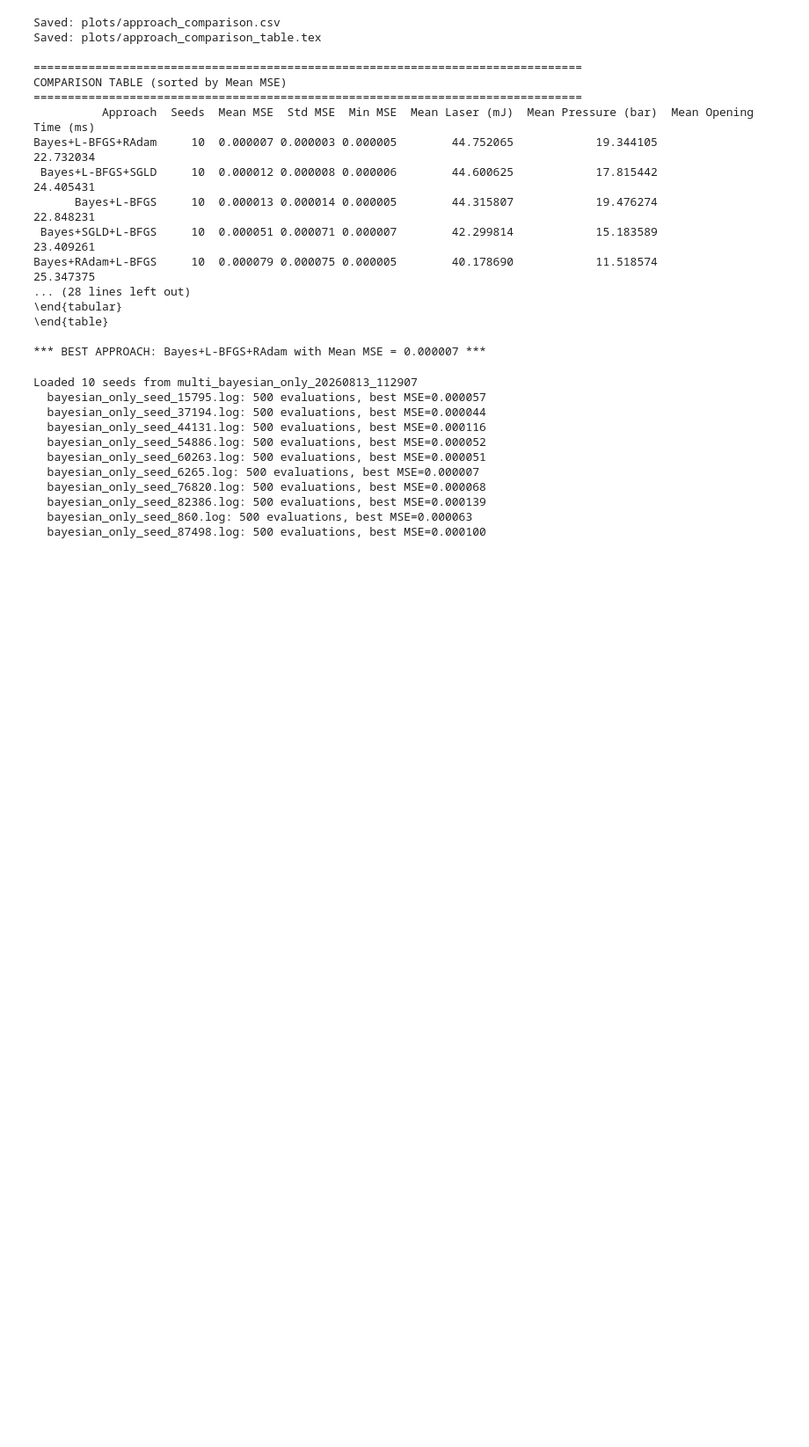
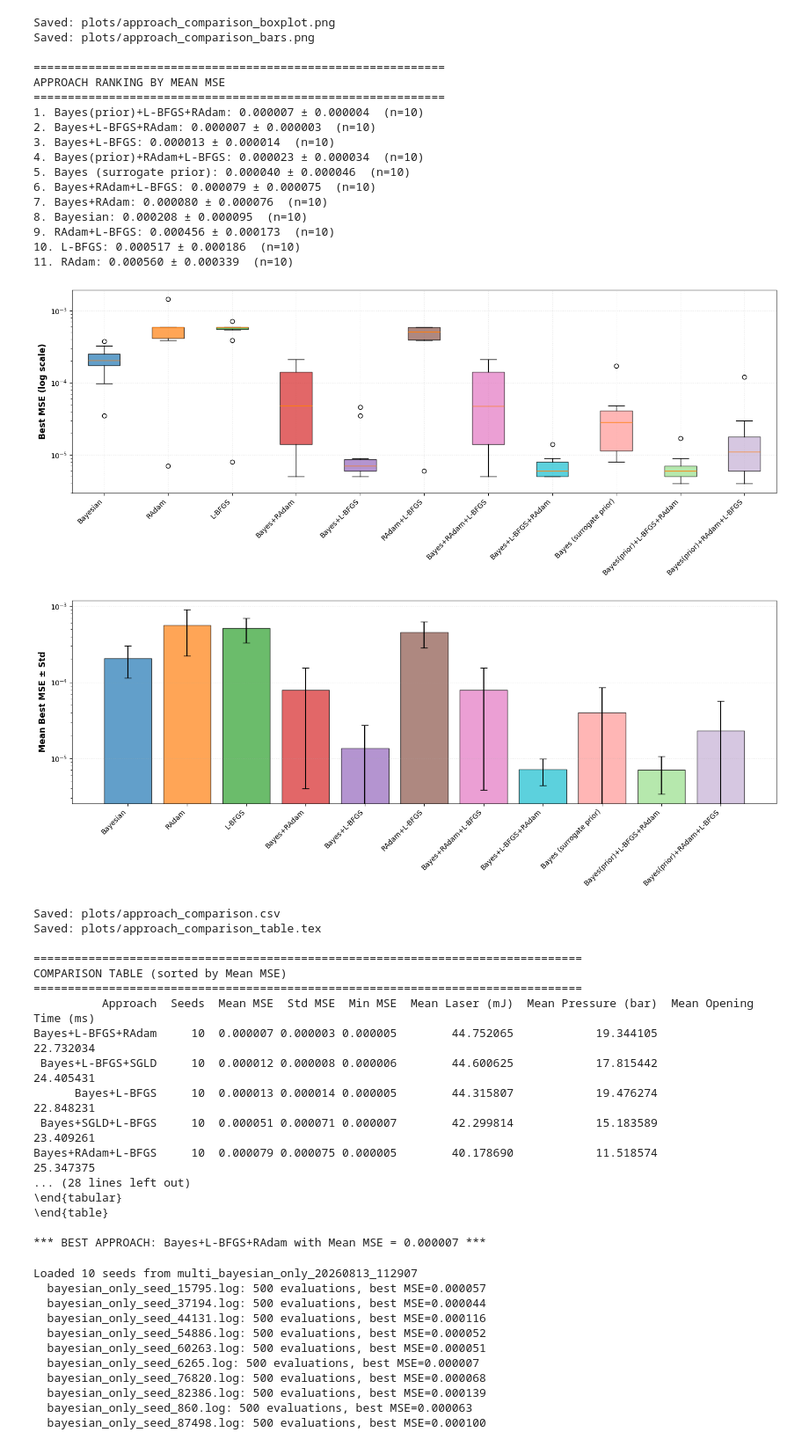
Before and after one commit to Jechmate/LWFA-diffusion-optimization, a Jupyter notebook: plots.ipynb, the cells around one changed output. Shown at 88% size. Drawn from its saved outputs; the diff is of its cells as text; code cells hidden in the pictures; blank space fills up the shorter version.

```diff
--- a/plots.ipynb
+++ b/plots.ipynb
@@ -295,7 +312,7 @@ import re, numpy as np, matplotlib.pyplot as plt, glob, os, pandas as pd
 # that directory too; missing directories are skipped with a warning.
 BASE_DIRS = [
     'comparison_20260114_110450',   # original 8 approaches
-    'comparison_20260818_083630',          # <-- set to your Langevin comparison run
+    'comparison_20260819_180348',          # <-- set to your Langevin comparison run
 ]
 BASE_DIR = BASE_DIRS[0]
 
@@ -482,3 +499,4 @@ for i, (a, s) in enumerate(sorted(stats.items(), key=lambda x: x[1]['mean']), 1)
     print(f"{i}. {APPROACH_NAMES[a]}: {s['mean']:.6f} ± {s['std']:.6f}  (n={s['n']})")
 
 plt.show()
+# %% [output]
@@ -485,3 +520,22 @@ plt.show()
+Saved: plots/approach_comparison_boxplot.png
+Saved: plots/approach_comparison_bars.png
+
+============================================================
+APPROACH RANKING BY MEAN MSE
+============================================================
+1. Bayes(prior)+L-BFGS+RAdam: 0.000007 ± 0.000004  (n=10)
+2. Bayes+L-BFGS+RAdam: 0.000007 ± 0.000003  (n=10)
+3. Bayes+L-BFGS: 0.000013 ± 0.000014  (n=10)
+4. Bayes(prior)+RAdam+L-BFGS: 0.000023 ± 0.000034  (n=10)
+5. Bayes (surrogate prior): 0.000040 ± 0.000046  (n=10)
+6. Bayes+RAdam+L-BFGS: 0.000079 ± 0.000075  (n=10)
+7. Bayes+RAdam: 0.000080 ± 0.000076  (n=10)
+8. Bayesian: 0.000208 ± 0.000095  (n=10)
+9. RAdam+L-BFGS: 0.000456 ± 0.000173  (n=10)
+10. L-BFGS: 0.000517 ± 0.000186  (n=10)
+11. RAdam: 0.000560 ± 0.000339  (n=10)
+[figure, added]
+[figure, added]
 # %%
 # =============================================================================
 # Cell 2: Export statistics and generate LaTeX table
```
Also changed, not shown: parts of 2 cells of this notebook.
